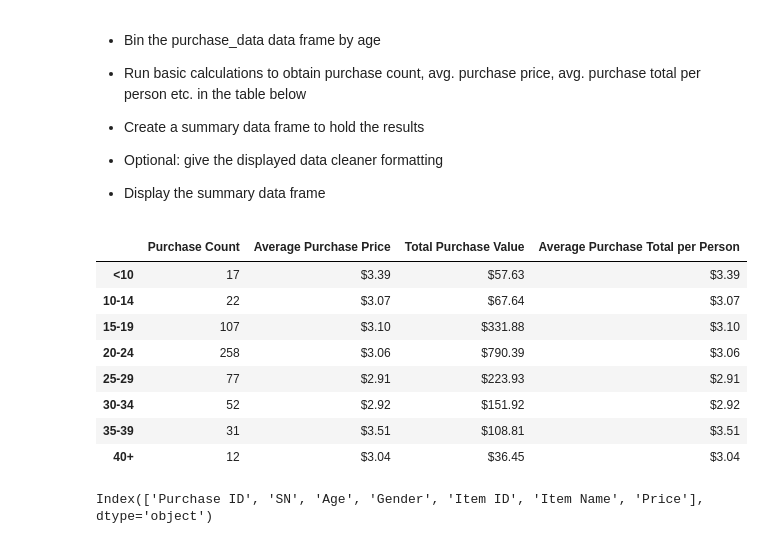
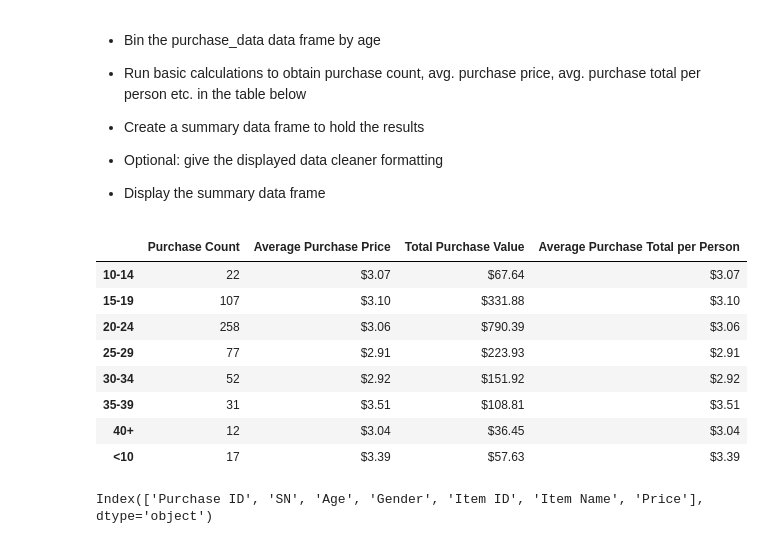
Before and after one commit to vittalsiddaiah/UTDataAnalyticsAssignments, a Jupyter notebook: Python/assignments/Numpy-Pandas/Instructions/HeroesOfPymoli/HeroesOfPymoli_starter.ipynb, the cells around one changed output. Drawn from its saved outputs; the diff is of its cells as text; code cells hidden in the pictures.

```diff
--- a/Python/assignments/Numpy-Pandas/Instructions/HeroesOfPymoli/HeroesOfPymoli_starter.ipynb
+++ b/Python/assignments/Numpy-Pandas/Instructions/HeroesOfPymoli/HeroesOfPymoli_starter.ipynb
@@ -207,25 +207,25 @@ group_names = ["<10", "10-14", "15-19", "20-24", "25-29", "30-34", "35-39", "40+
 # %%
 df = purchase_data.drop_duplicates(['SN'])
 df_grp = df.groupby(pd.cut(df.Age,bins=age_bins))['Purchase ID', 'Price']
 
 df_Cnt = df_grp.count().reset_index()
 df_Cnt = df_Cnt.rename(columns = {'Purchase ID':'Purchase Count'})
 
 df_Avg   = df_grp.mean().reset_index()
 df_AvgPP = df_Avg.rename(columns = {'Price':'Average Purchase Price'})
 df_AvgTP = df_Avg.rename(columns = {'Price':'Average Purchase Total per Person'})
 
 df_TPV = df_grp.sum().reset_index()
 df_TPV = df_TPV.rename(columns = {'Price':'Total Purchase Value'})
 
 df = df_TPV.merge(df_AvgPP, on='Age').merge(df_AvgTP, on='Age').merge(df_Cnt, on='Age').reset_index()
 df['AgeGroup'] = group_names
 df = df.set_index(['AgeGroup'])
 del df.index.name
+df.sort_index(inplace=True)
 df[['Purchase Count', 'Average Purchase Price','Total Purchase Value', 'Average Purchase Total per Person']]
 # %% [output]
 |  | Purchase Count | Average Purchase Price | Total Purchase Value | Average Purchase Total per Person |
-| <10 | 17 | $3.39 | $57.63 | $3.39 |
 | 10-14 | 22 | $3.07 | $67.64 | $3.07 |
 | 15-19 | 107 | $3.10 | $331.88 | $3.10 |
 | 20-24 | 258 | $3.06 | $790.39 | $3.06 |
@@ -233,6 +233,7 @@ df[['Purchase Count', 'Average Purchase Price','Total Purchase Value', 'Average
 | 30-34 | 52 | $2.92 | $151.92 | $2.92 |
 | 35-39 | 31 | $3.51 | $108.81 | $3.51 |
 | 40+ | 12 | $3.04 | $36.45 | $3.04 |
+| <10 | 17 | $3.39 | $57.63 | $3.39 |
 # %%
 purchase_data.columns
 # %% [output]
```
